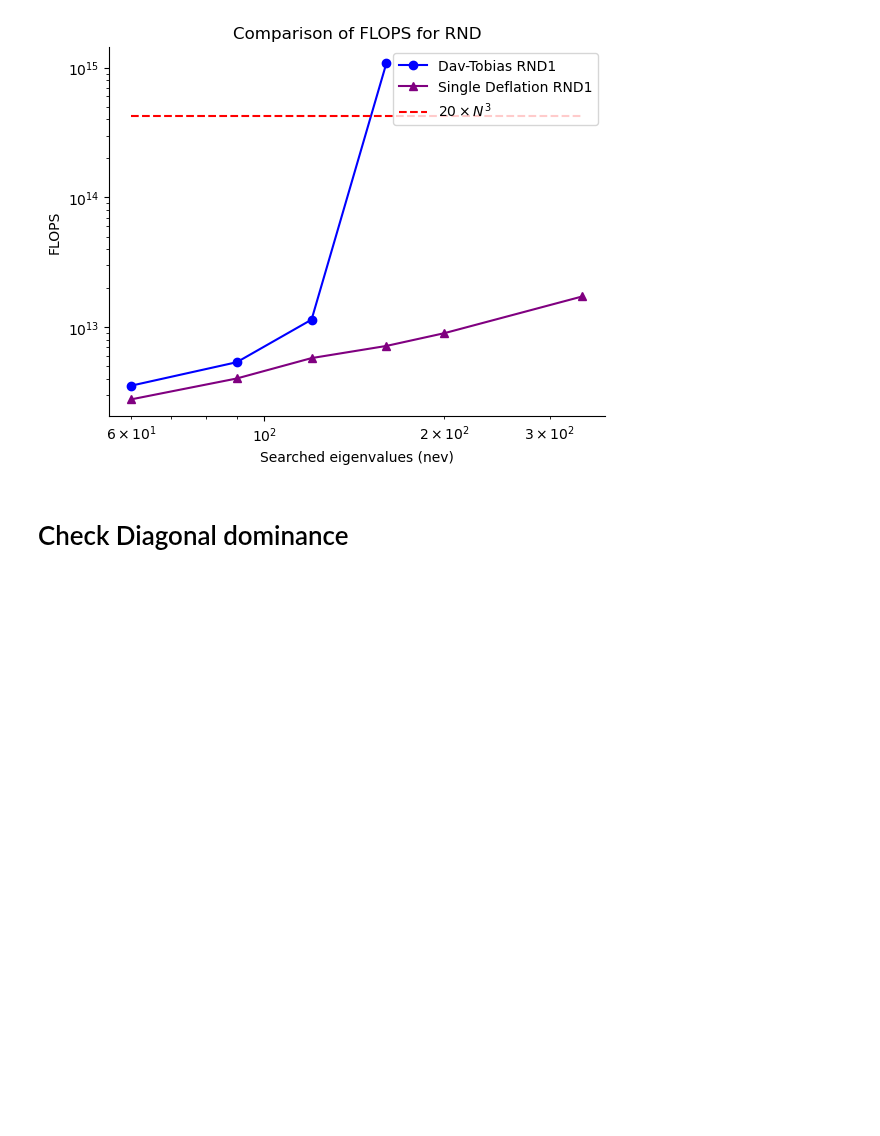
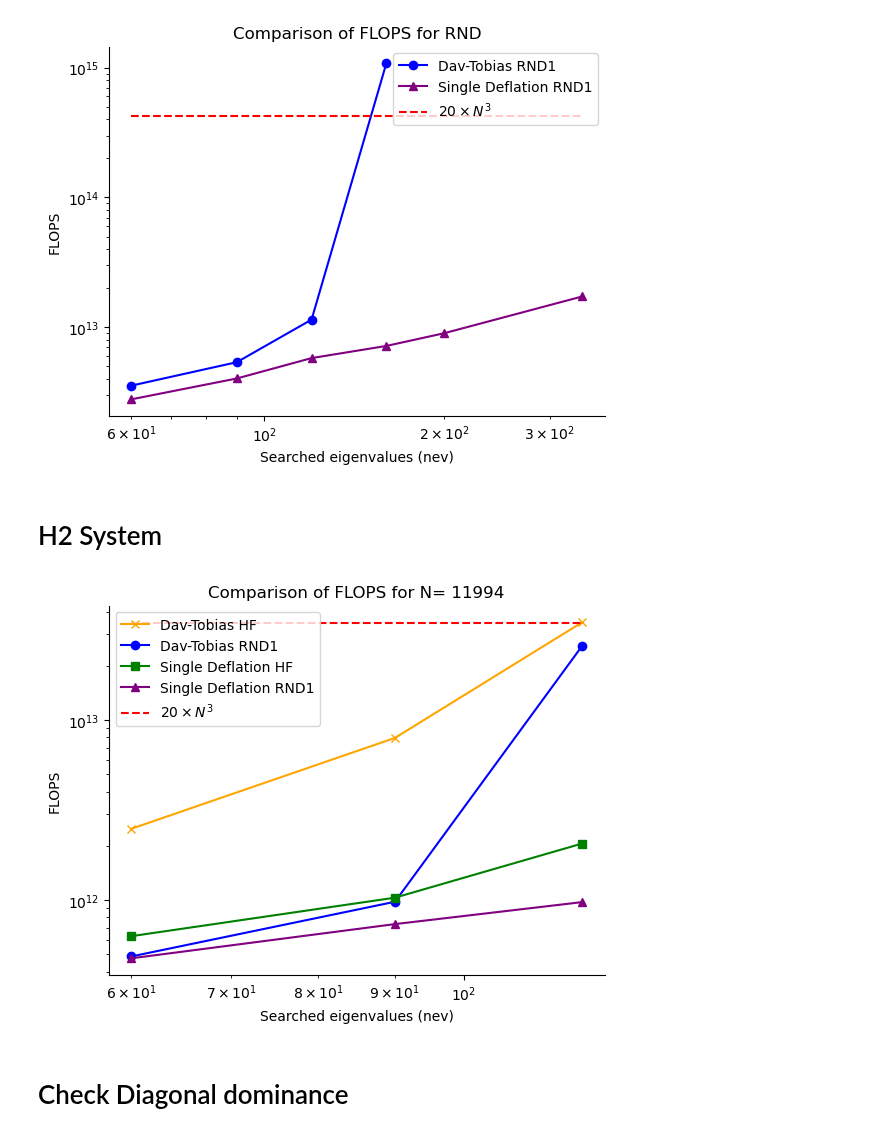
Before and after one commit to framere/Final_codes_MA, a Jupyter notebook: plot_comp_time.ipynb, the cells around one changed output. Cells and saved outputs as stored; diff of their text form; code cells hidden in the pictures; blank space fills up the shorter version.

```diff
--- a/plot_comp_time.ipynb
+++ b/plot_comp_time.ipynb
@@ -135,6 +135,35 @@ sns.despine()
 plt.savefig("FLOPS_new_test.png", dpi=300, bbox_inches='tight')
 # %% [output]
 [figure]
+# %% [markdown]
+# H2 System
+# %%
+N = [60, 90, 120] #  120
+
+N_flops_HF_tob = np.array([2485150391160, 7947256892220, 34849822080240])
+N_flops_RND1_tob = np.array([485552855160, 977611108140, 25759887215760])
+
+N_flops_HF_single = np.array([629437798382, 1030164288566, 2058655720842])
+N_flops_RND1_single = np.array([474292196022, 734743300482, 973249665118])
+
+Grenze = 20*(11994)**3
+
+plt.figure()
+plt.ylabel('FLOPS')
+plt.xlabel('Searched eigenvalues (nev)')
+plt.plot(N, N_flops_HF_tob, label='Dav-Tobias HF', color='orange', marker='x')
+plt.plot(N, N_flops_RND1_tob, label='Dav-Tobias RND1', color='blue', marker='o')
+plt.plot(N, N_flops_HF_single, label='Single Deflation HF', color='green', marker='s')
+plt.plot(N, N_flops_RND1_single, label='Single Deflation RND1', color='purple', marker='^')
+plt.hlines(Grenze, N[0], N[-1], label=r'$20 \times N^3$', color='red', linestyle='--')
+plt.yscale('log')
+plt.xscale('log')
+plt.title('Comparison of FLOPS for N= 11994')
+plt.legend()
+sns.despine()
+plt.savefig("FLOPS_new_test2.png", dpi=300, bbox_inches='tight')
+# %% [output]
+[figure, added]
 # %% [markdown]
 # Check Diagonal dominance
 # %% [markdown]
```
Also changed, not shown: parts of 1 cell of this notebook, 6 other files.
